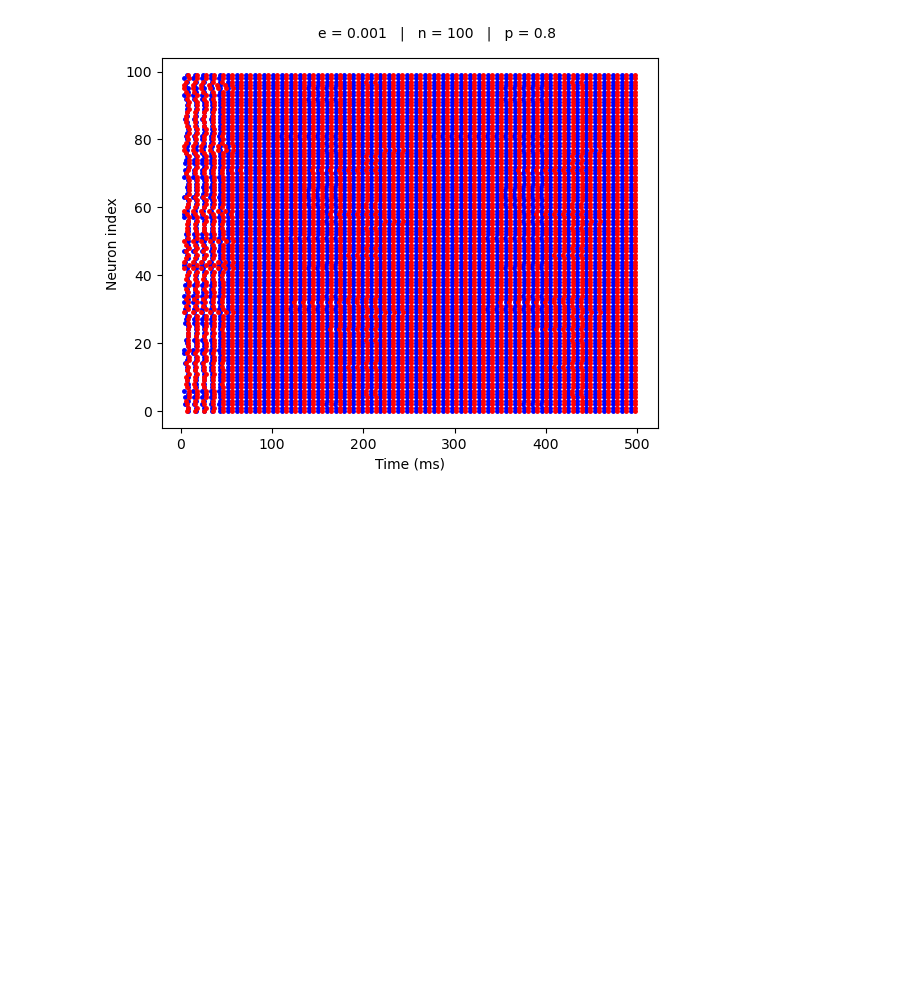
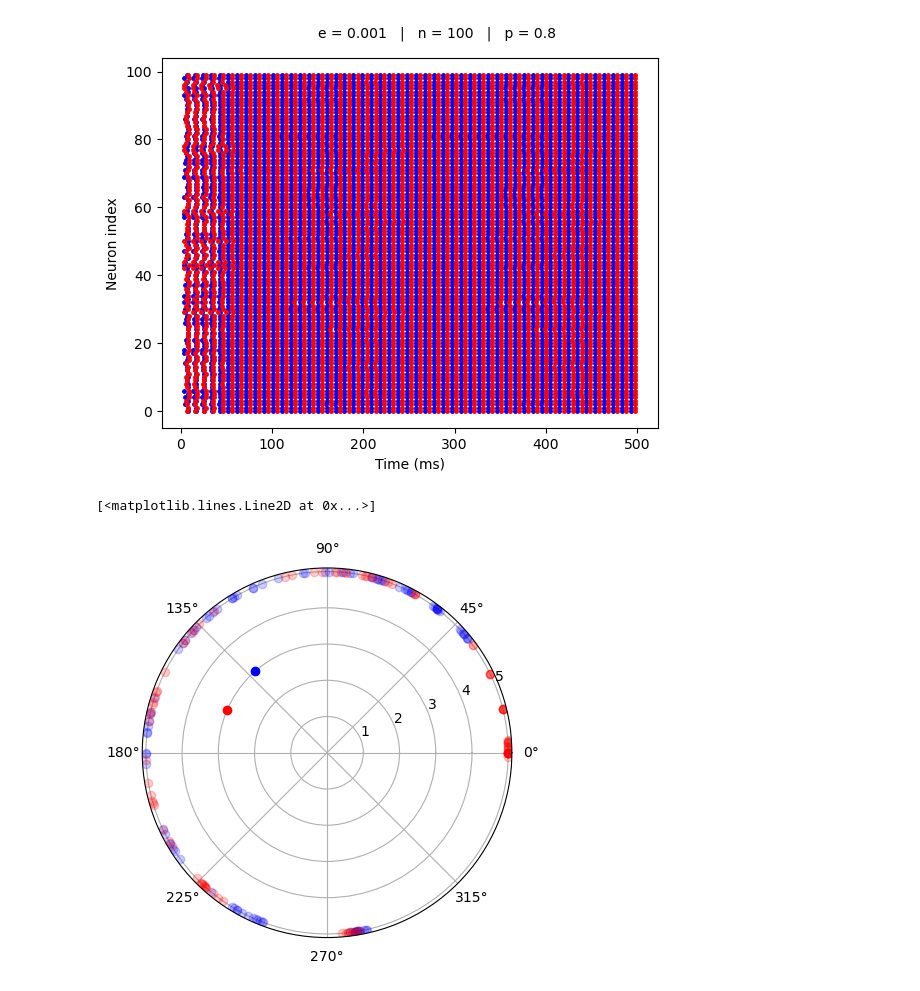
Before and after one commit to ch3rryblossom/sudoku-network, a Jupyter notebook: bipartite.ipynb, the cells around one changed output. Drawn from its saved outputs; the diff is of its cells as text; code cells hidden in the pictures; blank space fills up the shorter version.

Commit message:
Polar plot + graph of diff of medians

```diff
--- a/bipartite.ipynb
+++ b/bipartite.ipynb
@@ -394,3 +394,25 @@ show()
 # !neurons of the same indices across the two groups are not necessarily connected to each other!
 # %% [output]
 [figure]
+# %%
+polared = lambda t, M : (M.v[:,t] * 2*pi, median(M.v[:,t] * 2*pi))
+dummy = ones(n)*5
+alph = 0.2
+
+timer = 90
+
+pld1 = polared(timer, M1)
+
+pld2 = polared(timer, M2)
+
+M1_avg = pld1[1]
+M2_avg = pld2[1]
+
+polar(pld1[0], dummy, 'bo', alpha = alph)
+polar(pld2[0], dummy, 'ro', alpha = alph)
+
+polar(M1_avg, 3, 'bo')
+polar(M2_avg, 3, 'ro')
+# %% [output]
+[<matplotlib.lines.Line2D at 0x...>]
+[figure, added]
```
Also changed, not shown: parts of 2 cells of this notebook.
